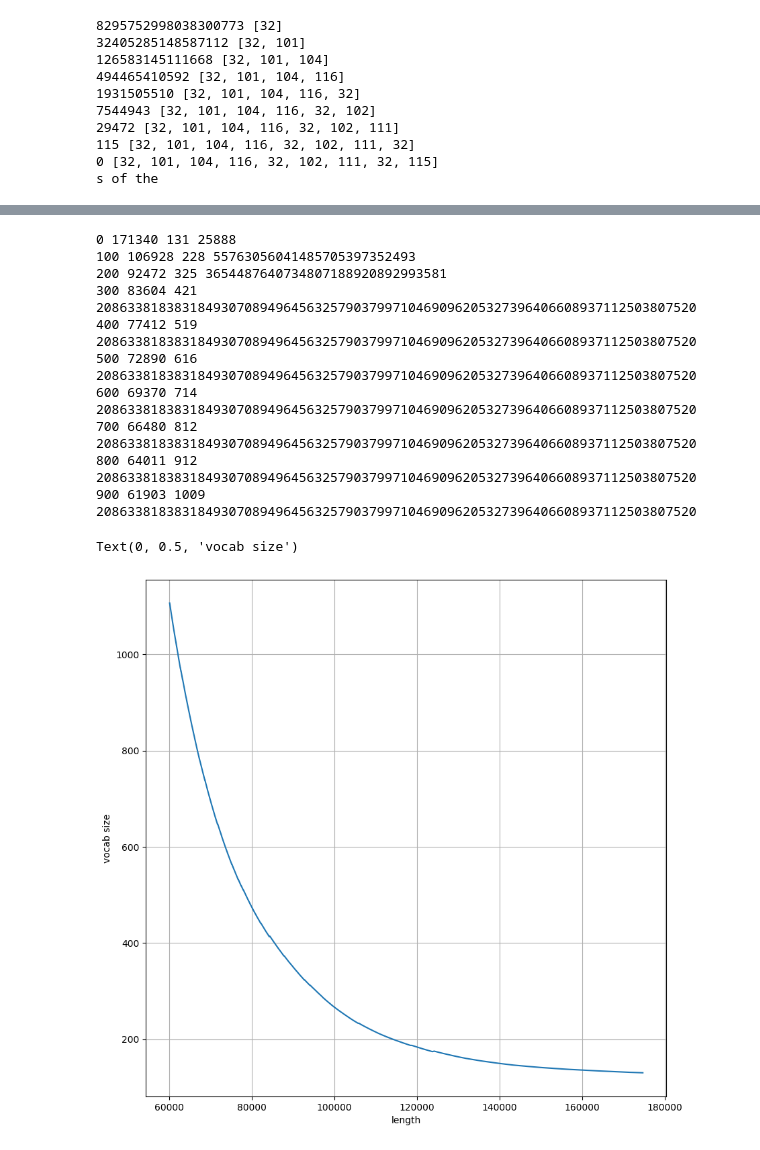
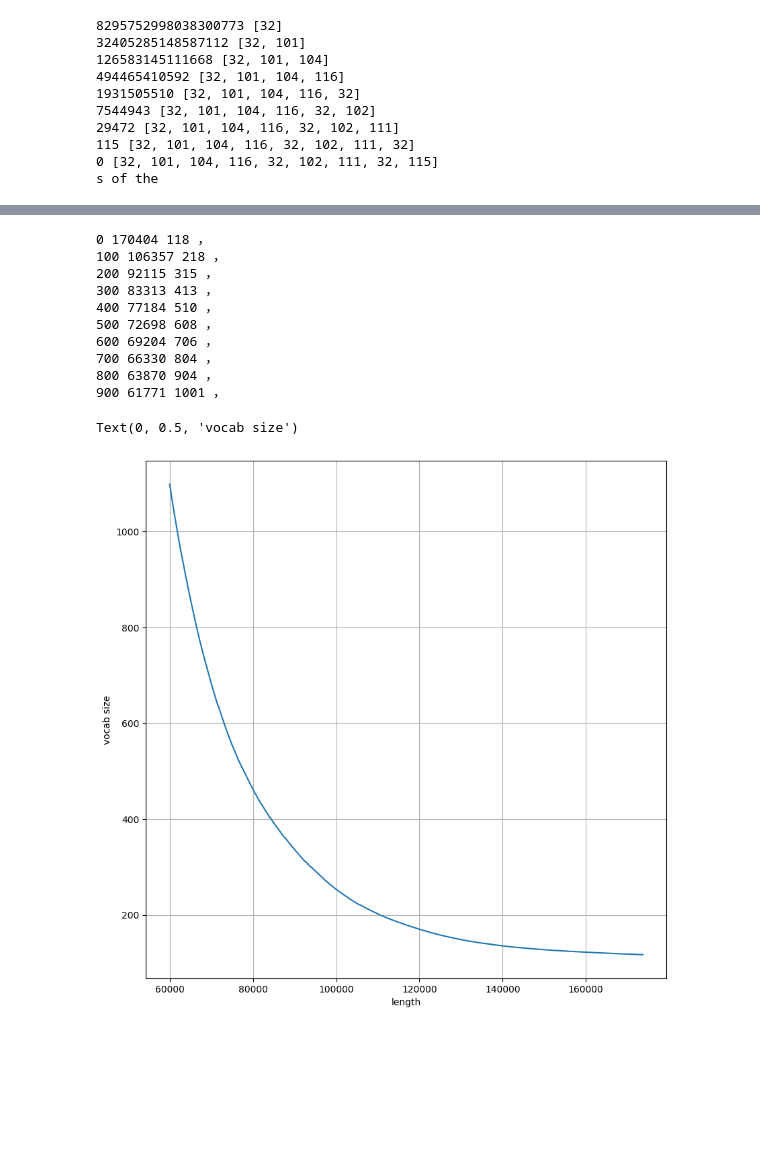
Before and after one commit to rodcasnog/nanoGPT, a Jupyter notebook: exploration_notebooks/GenAI_0x_tokenizer.ipynb, the cells around one changed output, grey strips where cells are left out. Saved outputs shown, nothing was run; the diff lists cells and outputs as text; code cells hidden in the pictures; blank space fills up the shorter version.

Commit message:
Added Byte Pair Encoding

```diff
--- a/exploration_notebooks/GenAI_0x_tokenizer.ipynb
+++ b/exploration_notebooks/GenAI_0x_tokenizer.ipynb
@@ -125,8 +124,9 @@ def byte_pair_encoding(l, n):
 # %%
-nl = l
-for i in range(10):
-    nl = byte_pair_encoding(nl, i)
-    print(len(nl), nl)
-    print(len(set(nl)), set(nl))
-    print('')
+text = list(s)
+for i in range(100):
+    nl = byte_pair_encoding(text)
+    if i % 10 == 0:
+        print(len(text), text)
+        print(len(set(text)), set(text))
+        print('')
 # %% [output]
@@ -153,32 +150,35 @@ with open('../data/ww2_wiki.txt', 'r') as f:
 # %%
+with open('../data/ww2_wiki.txt', 'r') as f:
+    s1 = f.read()
+
 x, y = [], []
-nl = list(map(int, s1.encode('utf-8')))
+nl = list(s1)
 
 x.append(len(nl))
 y.append(len(set(nl)))
 for i in range(1000):
-    nl,_ = byte_pair_encoding2(nl)
+    nl = byte_pair_encoding(nl)
     x.append(len(nl))
     y.append(len(set(nl)))
     if i % 100 == 0:
         print(i, len(nl), len(set(nl)), max(nl))
 
 import matplotlib.pyplot as plt
 plt.figure(figsize=(10,10))
 plt.plot(x, y)
 plt.grid()
 plt.xlabel('length')
 plt.ylabel('vocab size')
 # %% [output]
-0 171340 131 25888
-100 106928 228 55763056041485705397352493
-200 92472 325 3654487640734807188920892993581
-300 83604 421 20863381838318493070894964563257903799710469096205327396406608937112503807520
-400 77412 519 20863381838318493070894964563257903799710469096205327396406608937112503807520
-500 72890 616 20863381838318493070894964563257903799710469096205327396406608937112503807520
-600 69370 714 20863381838318493070894964563257903799710469096205327396406608937112503807520
-700 66480 812 20863381838318493070894964563257903799710469096205327396406608937112503807520
-800 64011 912 20863381838318493070894964563257903799710469096205327396406608937112503807520
-900 61903 1009 20863381838318493070894964563257903799710469096205327396406608937112503807520
+0 170404 118 ，
+100 106357 218 ，
+200 92115 315 ，
+300 83313 413 ，
+400 77184 510 ，
+500 72698 608 ，
+600 69204 706 ，
+700 66330 804 ，
+800 63870 904 ，
+900 61771 1001 ，
 Text(0, 0.5, 'vocab size')
-[figure, old version]
+[figure, new version]
```
Also changed, not shown: parts of 5 cells of this notebook, 11 other files.
